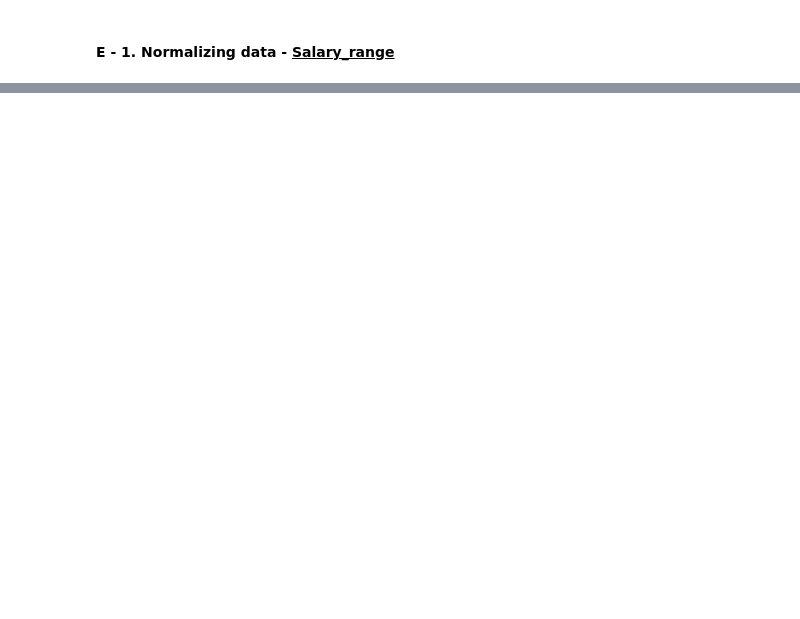
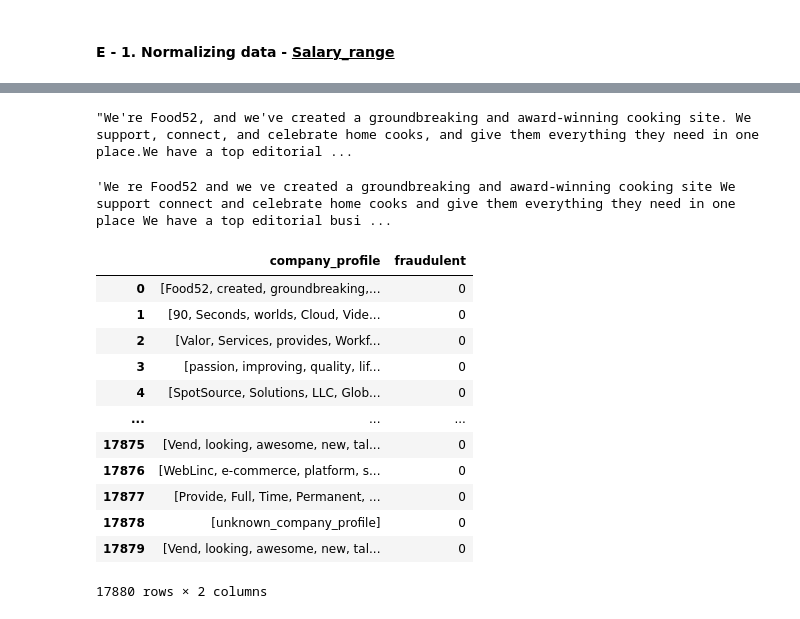
Before and after one commit to Gokul-raaj-5999/SPP_job_prediction, a Jupyter notebook: scaler_portfolioproject_job_prediction.ipynb, the cells around one changed output, grey strips where cells are left out. Cells and saved outputs as stored; diff of their text form; code cells hidden in the pictures; blank space fills up the shorter version.

```diff
--- a/scaler_portfolioproject_job_prediction.ipynb
+++ b/scaler_portfolioproject_job_prediction.ipynb
@@ -675,12 +681,0 @@ df20['company_profile'][0]
-# %%
-for i in range(0, len(df20['company_profile'])):
-    ex_text = df20['company_profile'][i]
-
-    stop_words = stopwords.words('english') #removing stopwords
-    word_tokens = wordtokenize(ex_text)   #spliting them into a list
-
-    filtered_text = [x for x in word_tokens if not x.lower() in stop_words]
-    df20['company_profile'][i] = filtered_text
-
-
-df20
@@ -688,0 +876,34 @@ df20['company_profile'][0]
+# %%
+df0['company_profile'][0]
+# %% [output]
+"We're Food52, and we've created a groundbreaking and award-winning cooking site. We support, connect, and celebrate home cooks, and give them everything they need in one place.We have a top editorial ...
+# %%
+df20['company_profile'][0]
+# %% [output]
+'We re Food52 and we ve created a groundbreaking and award-winning cooking site We support connect and celebrate home cooks and give them everything they need in one place We have a top editorial busi ...
+# %%
+for i in range(0, len(df20['company_profile'])):
+    ex_text = df20['company_profile'][i]
+
+    stop_words = stopwords.words('english') #removing stopwords
+    word_tokens = word_tokenize(ex_text)   #spliting them into a list
+
+    filtered_text = [x for x in word_tokens if not x.lower() in stop_words]
+    df20['company_profile'][i] = filtered_text
+
+
+df20
+# %% [output]
+|  | company_profile | fraudulent |
+| 0 | [Food52, created, groundbreaking,... | 0 |
+| 1 | [90, Seconds, worlds, Cloud, Vide... | 0 |
+| 2 | [Valor, Services, provides, Workf... | 0 |
+| 3 | [passion, improving, quality, lif... | 0 |
+| 4 | [SpotSource, Solutions, LLC, Glob... | 0 |
+| ... | ... | ... |
+| 17875 | [Vend, looking, awesome, new, tal... | 0 |
+| 17876 | [WebLinc, e-commerce, platform, s... | 0 |
+| 17877 | [Provide, Full, Time, Permanent, ... | 0 |
+| 17878 | [unknown_company_profile] | 0 |
+| 17879 | [Vend, looking, awesome, new, tal... | 0 |
+17880 rows × 2 columns
```
Also changed, not shown: parts of 54 cells of this notebook.
